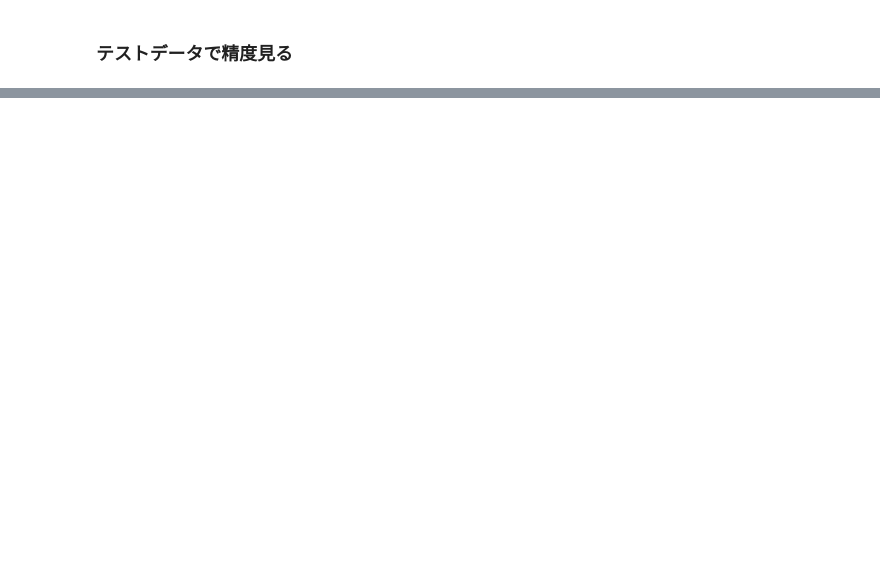
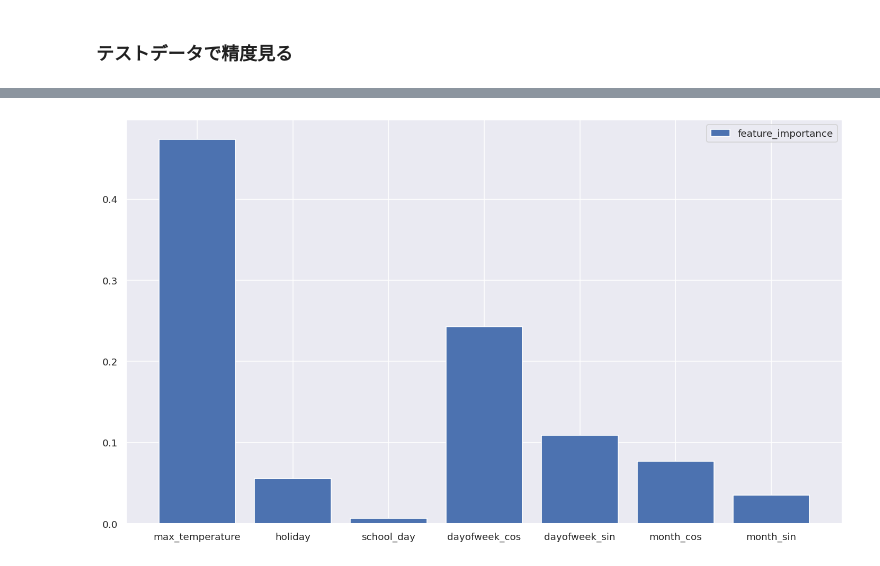
Before and after one commit to kosekitau/kaggle, a Jupyter notebook: Daily_Electricity_Priceand_DemandData/notebooks/run_DailyElectricityPriceandDemandData.ipynb, the cells around one changed output, grey strips where cells are left out. Cells and saved outputs as stored; diff of their text form; code cells hidden in the pictures; blank space fills up the shorter version.

```diff
--- a/Daily_Electricity_Priceand_DemandData/notebooks/run_DailyElectricityPriceandDemandData.ipynb
+++ b/Daily_Electricity_Priceand_DemandData/notebooks/run_DailyElectricityPriceandDemandData.ipynb
@@ -2,6 +2,8 @@
 import numpy as np
 import pandas as pd
 import matplotlib.pyplot as plt
+import seaborn as sns
+sns.set()
 from matplotlib.dates import DateFormatter
 import datetime
 from datetime import datetime, timedelta
@@ -11,9 +13,13 @@ from tqdm import tqdm
 import os
 os.chdir("/content/drive/MyDrive/projects/DailyElectricityPriceandDemandData/")
 from sklearn.ensemble import RandomForestRegressor
+from sklearn.metrics import mean_absolute_error
+from sklearn.linear_model import LinearRegression
 # %%
+config_model = "config/config_randomforest.json"
+
 conf = json.load(open("config/config.json"))
-conf_model = json.load(open("config/config_randomforest.json"))
+conf_model = json.load(open(config_model))
 conf.update(conf_model)
 all_params = [
     dict(zip(conf["cv_params"].keys(), v)) for v in itertools.product(*conf["cv_params"].values())
@@ -167,0 +172,14 @@ print(mae)
+# %%
+if "Linear_Regression" in conf["model"]:
+  sns.heatmap(model.coef_.reshape(-1, 1), vmin=-1, vmax=1)
+
+elif "RndomForest" in conf["model"]:
+  fig = plt.figure(figsize=(12, 7), dpi=120)
+  ax =fig.add_subplot(111)
+  ax.bar(ex_col, model.feature_importances_, label='feature_importance')
+  plt.tight_layout()
+  plt.legend()
+  plt.show()
+  plt.close()
+# %% [output]
+[figure, added]
```
Also changed, not shown: parts of 4 cells of this notebook.
